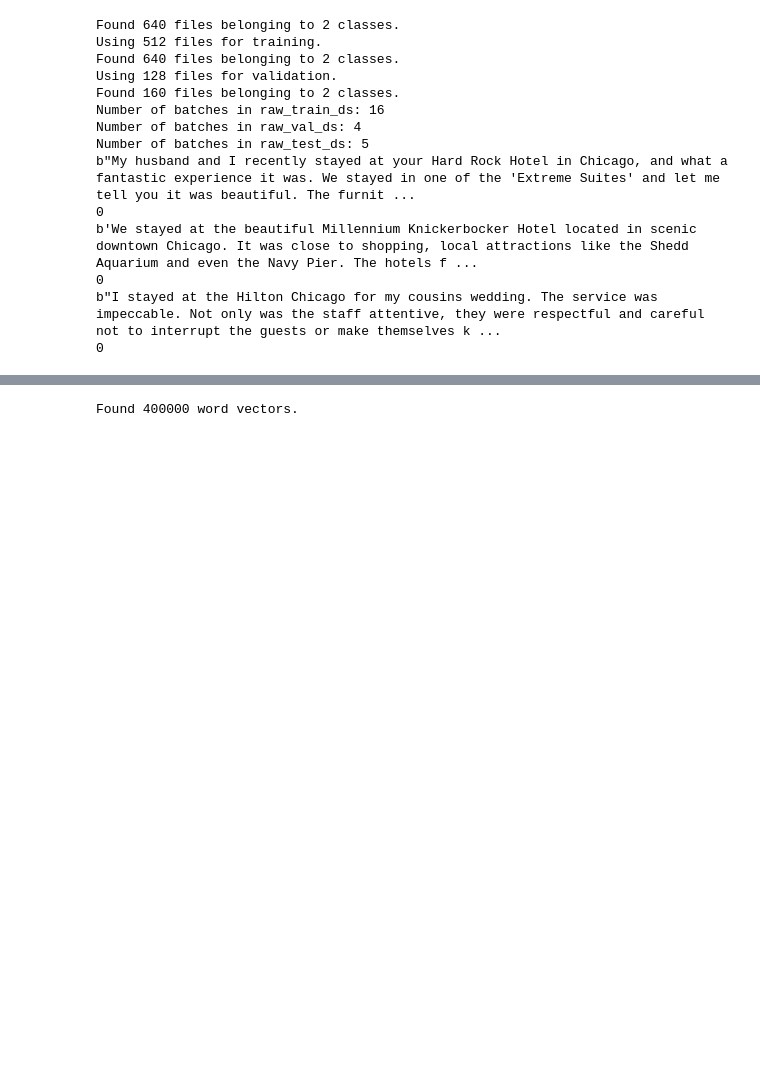
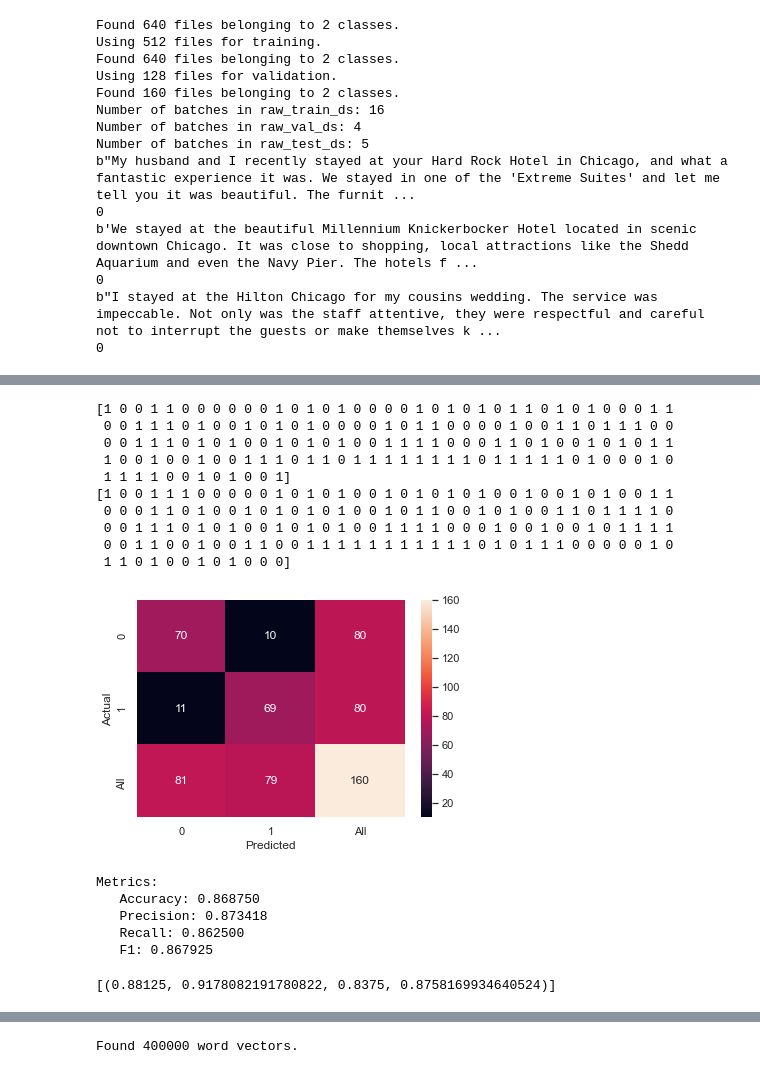
Before and after one commit to beld78/ARM-Paper, a Jupyter notebook: Analysis.ipynb, the cells around one changed output, grey strips where cells are left out. Cells and saved outputs as stored; diff of their text form; code cells hidden in the pictures; blank space fills up the shorter version.

```diff
--- a/Analysis.ipynb
+++ b/Analysis.ipynb
@@ -653,3 +565,29 @@ _________________________________________________________________
+# %%
+data = [(x, y) for x, y in test_ds]
+y_test = np.concatenate([y for (x, y) in data])
+x_test = np.concatenate([x for (x, y) in data])
+y_pred_cnn = np.concatenate(model.predict_classes(x_test))
+print(y_test)
+print(y_pred_cnn)
+cnn_cm, cnn_metrics = getModelInfo(y_test, y_pred_cnn)
+# %% [output]
+[1 0 0 1 1 0 0 0 0 0 0 1 0 1 0 1 0 0 0 0 1 0 1 0 1 0 1 1 0 1 0 1 0 0 0 1 1
+ 0 0 1 1 1 0 1 0 0 1 0 1 0 1 0 0 0 0 1 0 1 1 0 0 0 0 1 0 0 1 1 0 1 1 1 0 0
+ 0 0 1 1 1 0 1 0 1 0 0 1 0 1 0 1 0 0 1 1 1 1 0 0 0 1 1 0 1 0 0 1 0 1 0 1 1
+ 1 0 0 1 0 0 1 0 0 1 1 1 0 1 1 0 1 1 1 1 1 1 1 1 0 1 1 1 1 1 0 1 0 0 0 1 0
+ 1 1 1 1 0 0 1 0 1 0 0 1]
+[1 0 0 1 1 1 0 0 0 0 0 1 0 1 0 1 0 0 1 0 1 0 1 0 1 0 0 1 0 0 1 0 1 0 0 1 1
+ 0 0 0 1 1 0 1 0 0 1 0 1 0 1 0 1 0 0 1 0 1 1 0 0 1 0 1 0 0 1 1 0 1 1 1 1 0
+ 0 0 1 1 1 0 1 0 1 0 0 1 0 1 0 1 0 0 1 1 1 1 0 0 0 1 0 0 1 0 0 1 0 1 1 1 1
+ 0 0 1 1 0 0 1 0 0 1 1 0 0 1 1 1 1 1 1 1 1 1 1 1 0 1 0 1 1 1 0 0 0 0 0 1 0
+ 1 1 0 1 0 0 1 0 1 0 0 0]
+[figure, added]
+Metrics:
+   Accuracy: 0.868750
+   Precision: 0.873418
+   Recall: 0.862500
+   F1: 0.867925
+[(0.88125, 0.9178082191780822, 0.8375, 0.8758169934640524)]
 # %% [markdown]
 5/5 [==============================] - 0s 9ms/step - loss: 0.3945 - accuracy: 0.8875
 Model: "sequential_84"
```
Also changed, not shown: parts of 21 cells of this notebook.
